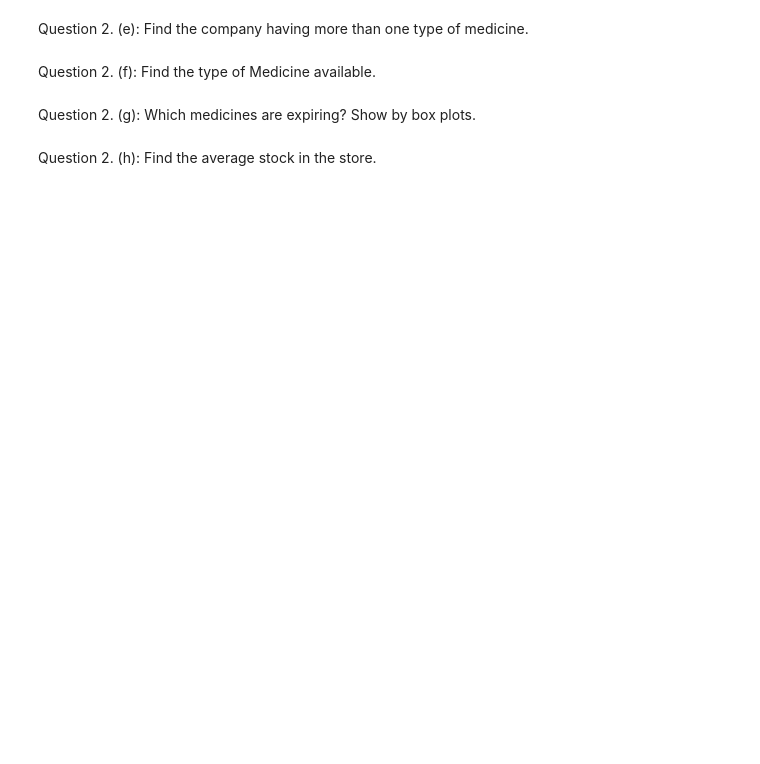
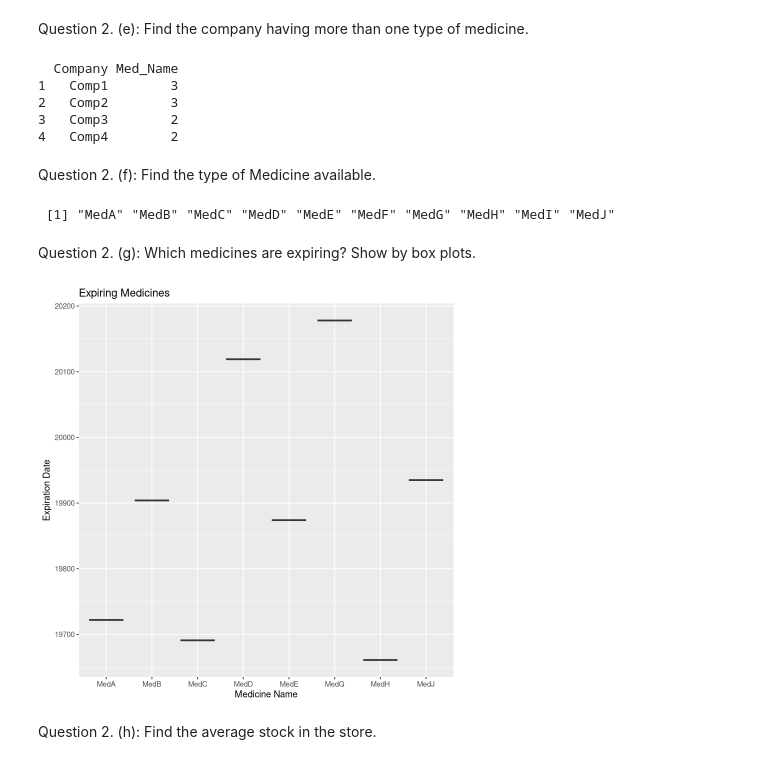
Before and after one commit to HimanshuSardana/assignments, a Jupyter notebook: data_science/lab_07/Untitled.ipynb, the cells around one changed output. Drawn from its saved outputs; the diff is of its cells as text; code cells hidden in the pictures; blank space fills up the shorter version.

```diff
--- a/data_science/lab_07/Untitled.ipynb
+++ b/data_science/lab_07/Untitled.ipynb
@@ -287,8 +288,29 @@ Question 2. (d): Plot the bar graph for the Sales with year of manufacturing.
 # %% [markdown]
 Question 2. (e): Find the company having more than one type of medicine.
+# %%
+company_medicine <- aggregate(Med_Name ~ Company, data = data, FUN = function(x) length(unique(x)))
+print(company_medicine[company_medicine$Med_Name > 1, ])
+# %% [output]
+  Company Med_Name
+1   Comp1        3
+2   Comp2        3
+3   Comp3        2
+4   Comp4        2
 # %% [markdown]
 Question 2. (f): Find the type of Medicine available.
+# %%
+medicine_types <- unique(data$Med_Name)
+print(medicine_types)
+# %% [output]
+ [1] "MedA" "MedB" "MedC" "MedD" "MedE" "MedF" "MedG" "MedH" "MedI" "MedJ"
 # %% [markdown]
 Question 2. (g): Which medicines are expiring? Show by box plots.
+# %%
+expiring_medicines <- data[data$Exp_date < Sys.Date(), ]
+ggplot(expiring_medicines, aes(x = Med_Name, y = Exp_date)) +
+  geom_boxplot(fill = "orange") +
+  labs(title = "Expiring Medicines", x = "Medicine Name", y = "Expiration Date")
+# %% [output]
+[figure, added]
 # %% [markdown]
 Question 2. (h): Find the average stock in the store.
```
Also changed, not shown: parts of 14 cells of this notebook, 18 other files.
